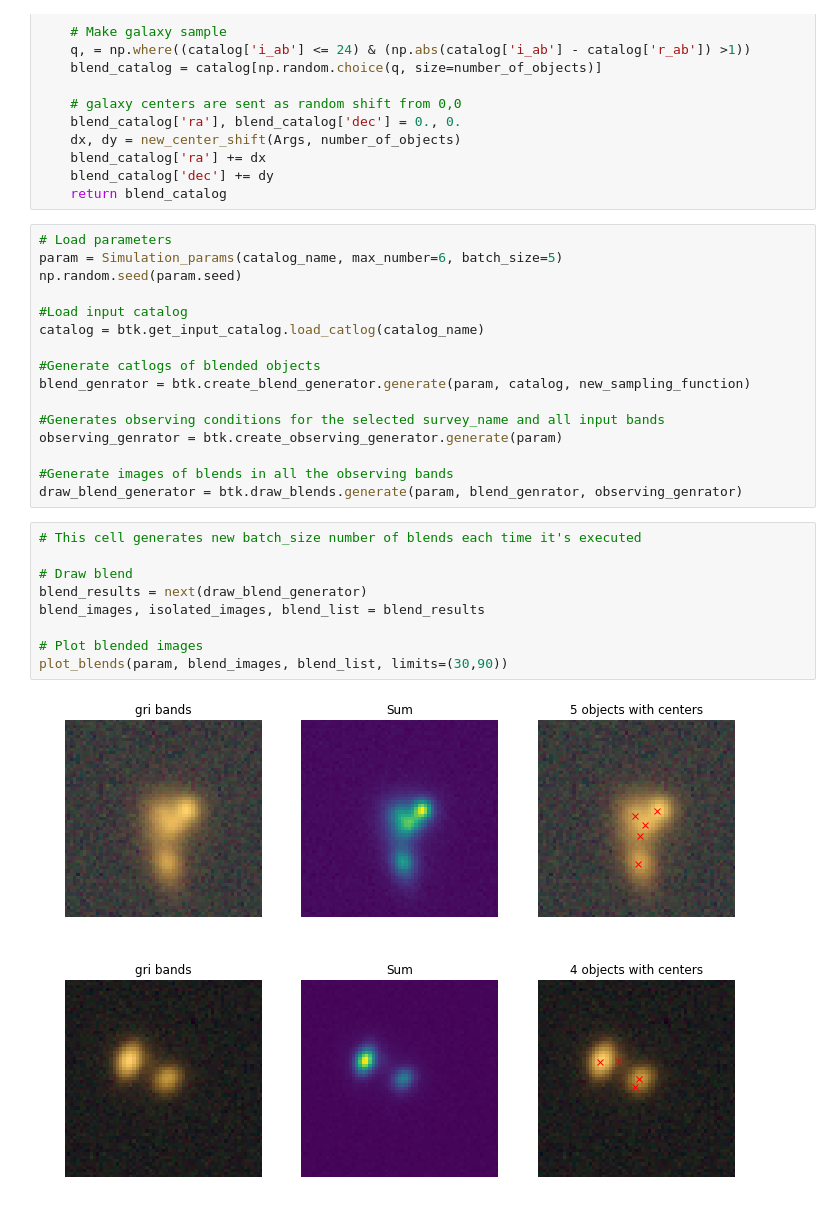
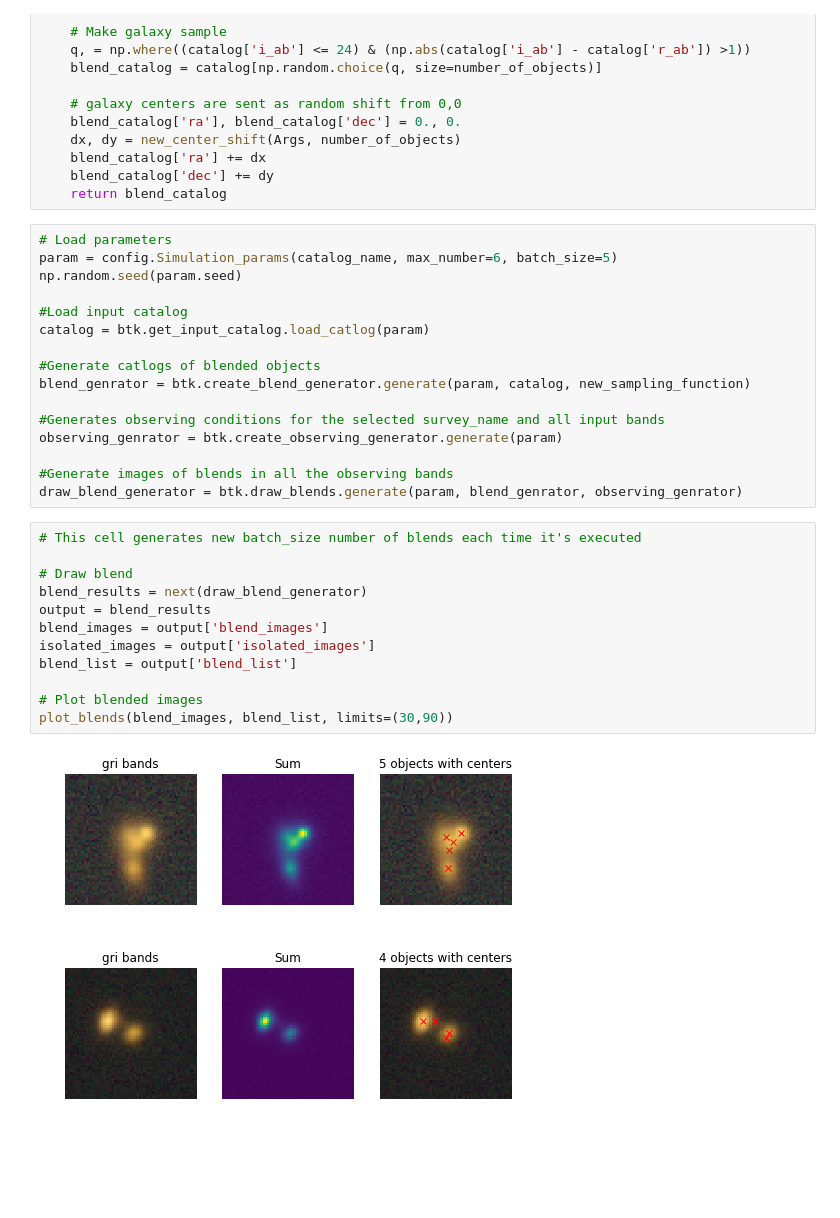
Before and after one commit to LSSTDESC/BlendingToolKit, a Jupyter notebook: notebooks/custom_sampling_function.ipynb, the cells around one changed output. Saved outputs shown, nothing was run; the diff lists cells and outputs as text; blank space fills up the shorter version.

```diff
--- a/notebooks/custom_sampling_function.ipynb
+++ b/notebooks/custom_sampling_function.ipynb
@@ -136,11 +126,11 @@ def new_sampling_function(Args, catalog):
     return blend_catalog
 # %%
 # Load parameters
-param = Simulation_params(catalog_name, max_number=6, batch_size=5)
+param = config.Simulation_params(catalog_name, max_number=6, batch_size=5)
 np.random.seed(param.seed)
 
 #Load input catalog
-catalog = btk.get_input_catalog.load_catlog(catalog_name)
+catalog = btk.get_input_catalog.load_catlog(param)
 
 #Generate catlogs of blended objects
 blend_genrator = btk.create_blend_generator.generate(param, catalog, new_sampling_function)
@@ -153,12 +143,15 @@ draw_blend_generator = btk.draw_blends.generate(param, blend_genrator, observing
 # %%
 # This cell generates new batch_size number of blends each time it's executed
 
 # Draw blend
 blend_results = next(draw_blend_generator)
-blend_images, isolated_images, blend_list = blend_results
+output = blend_results
+blend_images = output['blend_images']
+isolated_images = output['isolated_images']
+blend_list = output['blend_list']
 
 # Plot blended images
-plot_blends(param, blend_images, blend_list, limits=(30,90))
+plot_blends(blend_images, blend_list, limits=(30,90))
 # %% [output]
-[figure, old version]
+[figure, new version]
-[figure, old version]
+[figure, new version]
```
Also changed, not shown: parts of 10 cells of this notebook.
